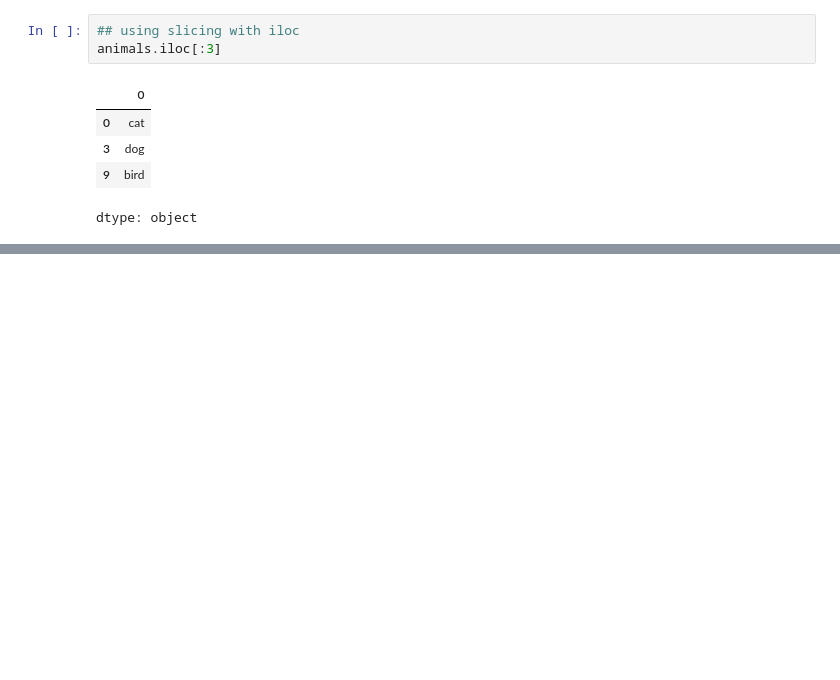
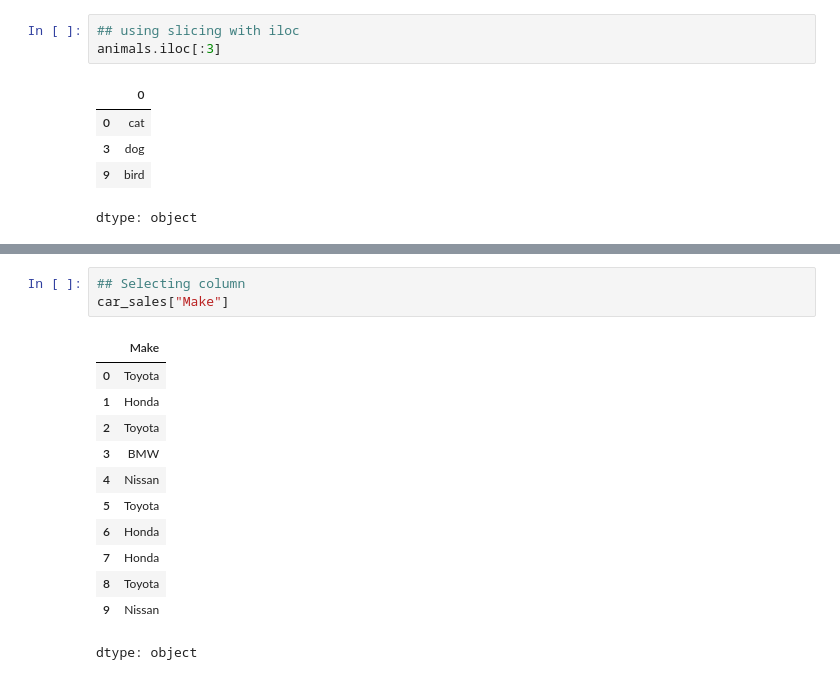
Before and after one commit to sheikh-asiful-islam/Pandas_Playground, a Jupyter notebook: Pandas_Playground.ipynb, the cells around one changed output, grey strips where cells are left out. Drawn from its saved outputs; the diff is of its cells as text; blank space fills up the shorter version.

Commit message:
selecting a specific column

```diff
--- a/Pandas_Playground.ipynb
+++ b/Pandas_Playground.ipynb
@@ -335,0 +352,16 @@ dtype: object
+# %%
+## Selecting column
+car_sales["Make"]
+# %% [output]
+|  | Make |
+| 0 | Toyota |
+| 1 | Honda |
+| 2 | Toyota |
+| 3 | BMW |
+| 4 | Nissan |
+| 5 | Toyota |
+| 6 | Honda |
+| 7 | Honda |
+| 8 | Toyota |
+| 9 | Nissan |
+dtype: object
```
Also changed, not shown: parts of 2 cells of this notebook.
